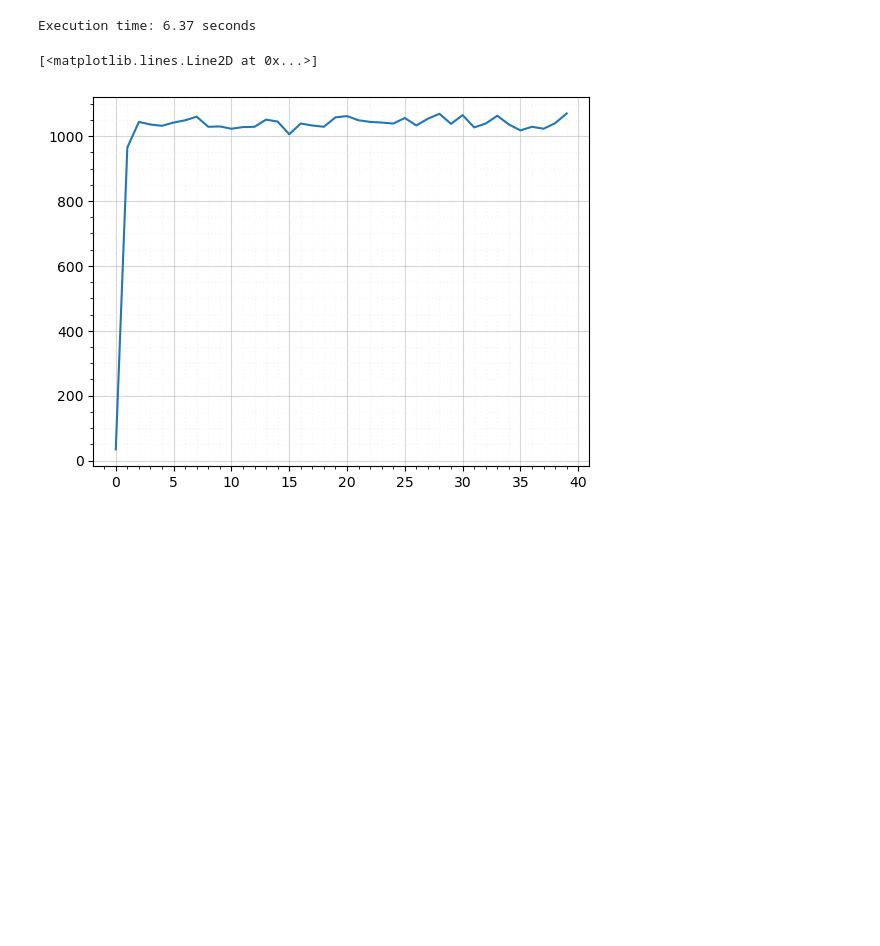
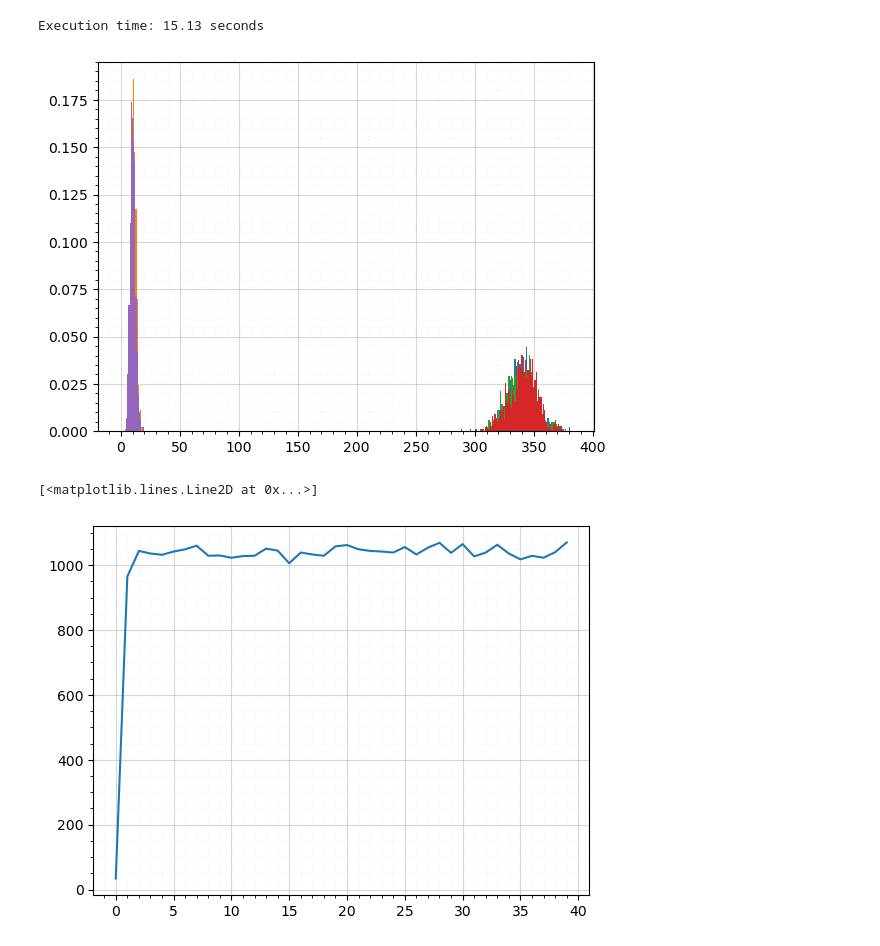
Before and after one commit to daviderevignas/polyomini, a Jupyter notebook: 003_test_gcmc_simulation.ipynb, the cells around one changed output. Drawn from its saved outputs; the diff is of its cells as text; code cells hidden in the pictures; blank space fills up the shorter version.

Commit message:
added histogram plot of number of ominos per type in GCMC simulations

```diff
--- a/003_test_gcmc_simulation.ipynb
+++ b/003_test_gcmc_simulation.ipynb
@@ -112,9 +112,9 @@ for i_omino_type in range(1, n_omino_types + 1):  # 1 to n_omino_types (inclusiv
         rot_omino_shapes[i_cell, 0, omino_type_idx, 3] = orig_y
         rot_omino_shapes[i_cell, 1, omino_type_idx, 3] = -orig_x
 # %%
-n_savings=40
+n_savings=1000
 
-n_mc_steps=100000*n_savings
+n_mc_steps=10000*n_savings
 prng_seed=np.random.randint(1,100000)
 
 max_n_ominos=2000
@@ -125,7 +125,7 @@ move_probabilities=np.array([0.45,0.45,0.05,0.05])
 
 start_time = time.time()
 system_snapshots,history_positions,history_orientations,history_n_ominos,\
-    history_vec_omino_types = polyomino_gcmc_simulation.polyomino_gcmc_simulation(
+    history_n_ominos_per_shape,history_vec_omino_types = polyomino_gcmc_simulation.polyomino_gcmc_simulation(
     n_mc_steps=n_mc_steps,
     n_savings=n_savings,
     n_omino_types=n_omino_types,
@@ -147,7 +147,21 @@ end_time = time.time()
 execution_time = end_time - start_time
 print(f"Execution time: {execution_time:.2f} seconds")
 # %% [output]
-Execution time: 6.37 seconds
+Execution time: 15.13 seconds
+# %%
+fig,ax=plt.subplots()
+ax.grid(alpha=0.5, which='both')
+ax.grid(which='minor', color='#EEEEEE', linestyle=':', linewidth=1)
+ax.minorticks_on()
+ax.set_axisbelow(True)
+
+n_eq_steps=10
+bins_n_ominos=np.arange(0,history_n_ominos_per_shape.max()+1)-0.5
+for i_omino_of_type in range(n_omino_types):
+    ax.hist(history_n_ominos_per_shape[i_omino_of_type,n_eq_steps:],
+            bins=bins_n_ominos,density=True)
+# %% [output]
+[figure, added]
 # %%
 fig,ax=plt.subplots()
 ax.grid(alpha=0.5, which='both')
```
Also changed, not shown: parts of 1 cell of this notebook, 2 other files.
